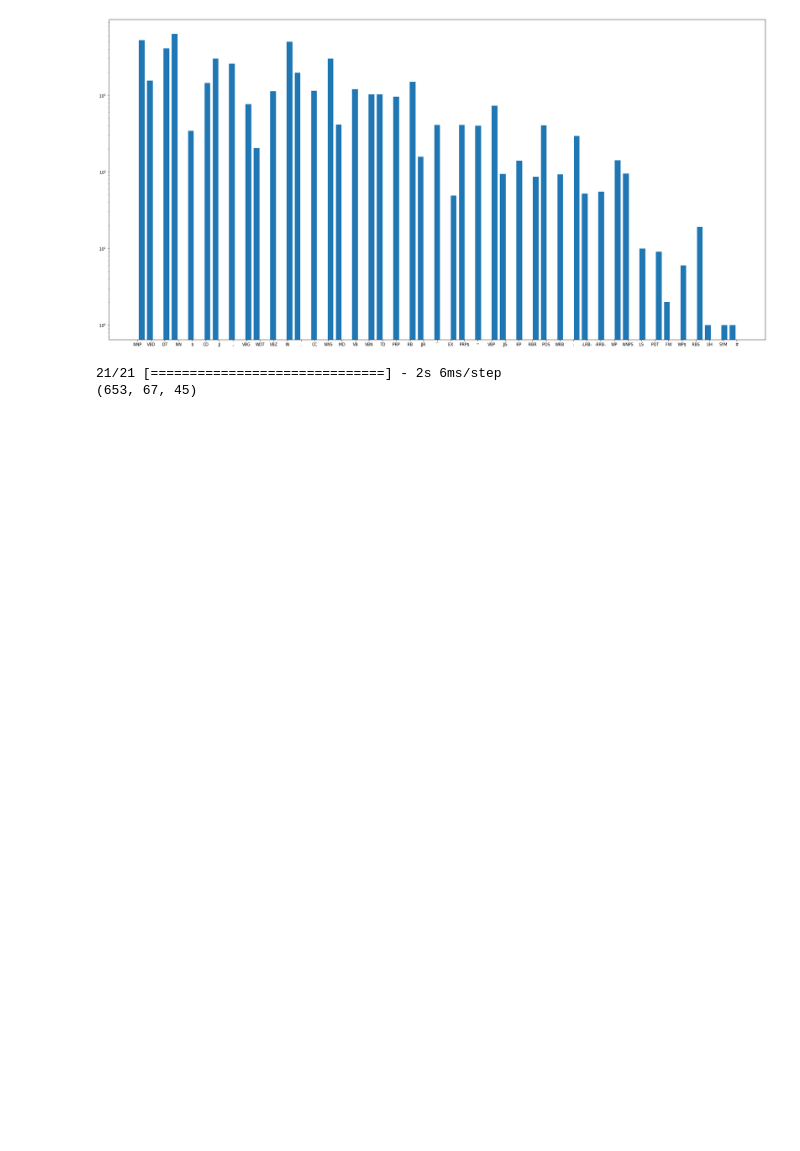
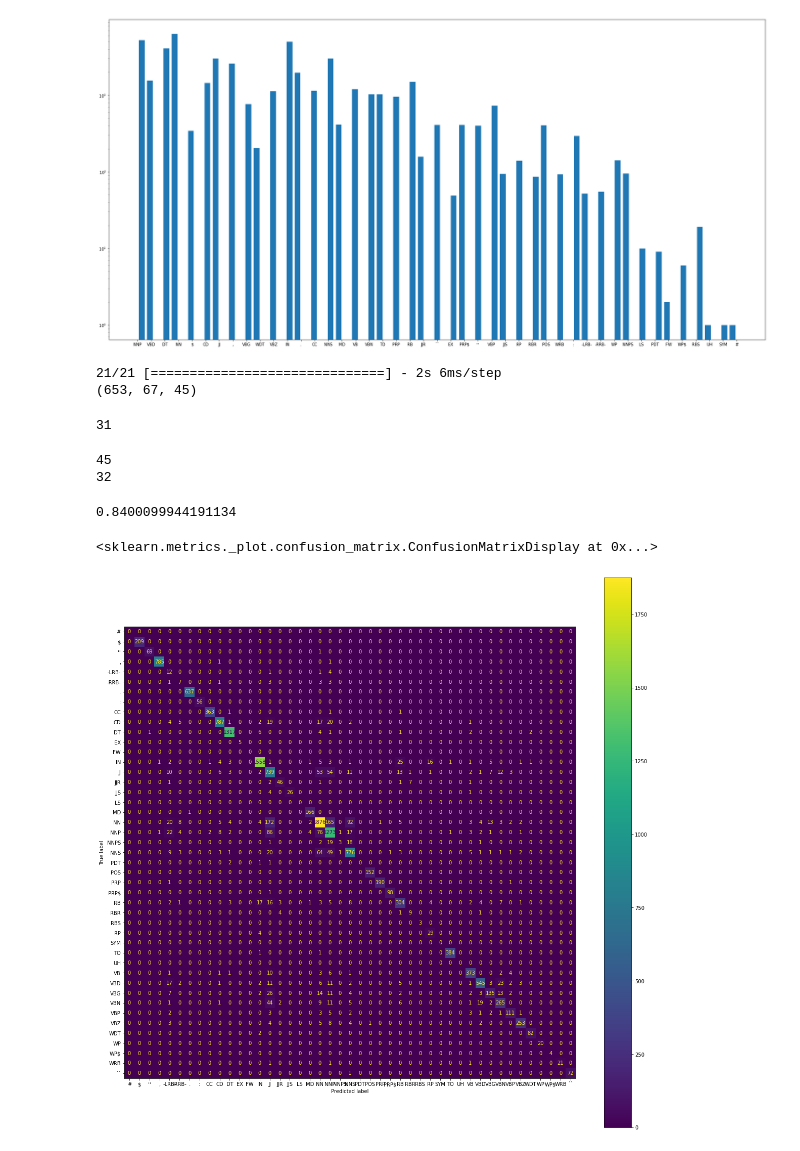
Before and after one commit to DomMcOyle/NLP-Assigments-22-23, a Jupyter notebook: Assignment1.ipynb, the cells around one changed output. Saved outputs shown, nothing was run; the diff lists cells and outputs as text; code cells hidden in the pictures; blank space fills up the shorter version.

Commit message:
added custom f1 function

```diff
--- a/Assignment1.ipynb
+++ b/Assignment1.ipynb
@@ -687,4 +687,40 @@ new_cat = [encoder.categories_[0][i] for i in range(0, len(encoder.categories_[0
 # chiedere in che senso escludere la punteggiatura e i simboli dal classification report
+# %%
+print( len(not_missing)- len(to_suppress) )
+# %% [output]
+31
+# %%
+
+def custom_f1(true_y, pred_y, excluded_true_labels):
+  labels = list(encoder.categories_[0])
+  cm = confusion_matrix(true_y, pred_y, labels=labels)
+  f1 = 0
+  label_counter = 0
+  for i in range(len(labels)):
+    if not labels[i] in excluded_true_labels:
+      tp = cm[i,i]
+      fp = sum(cm[:,i]) - tp
+      fn = sum(cm[i,:]) - tp
+      if tp!= 0:
+        recall = tp/(tp+fn)
+        precision = tp/(tp+fp)
+        f1 += 2*(recall*precision)/(recall+precision)
+      elif fp==0 and fn == 0:
+        continue
+      label_counter += 1
+  return f1/label_counter ##
+
+custom_f1(true_y, pred_y, list(to_suppress))
+# %% [output]
+45
+32
+0.8400099944191134
+# %%
+fig, ax = plt.subplots(figsize=(20, 20))
+ConfusionMatrixDisplay.from_predictions(true_y, pred_y, ax=ax, labels=list(encoder.categories_[0]))
+# %% [output]
+<sklearn.metrics._plot.confusion_matrix.ConfusionMatrixDisplay at 0x...>
+[figure, added]
 # %%
 print(classification_report(true_y,pred_y, labels = new_cat))
 # %% [output]
```
Also changed, not shown: parts of 11 cells of this notebook.
